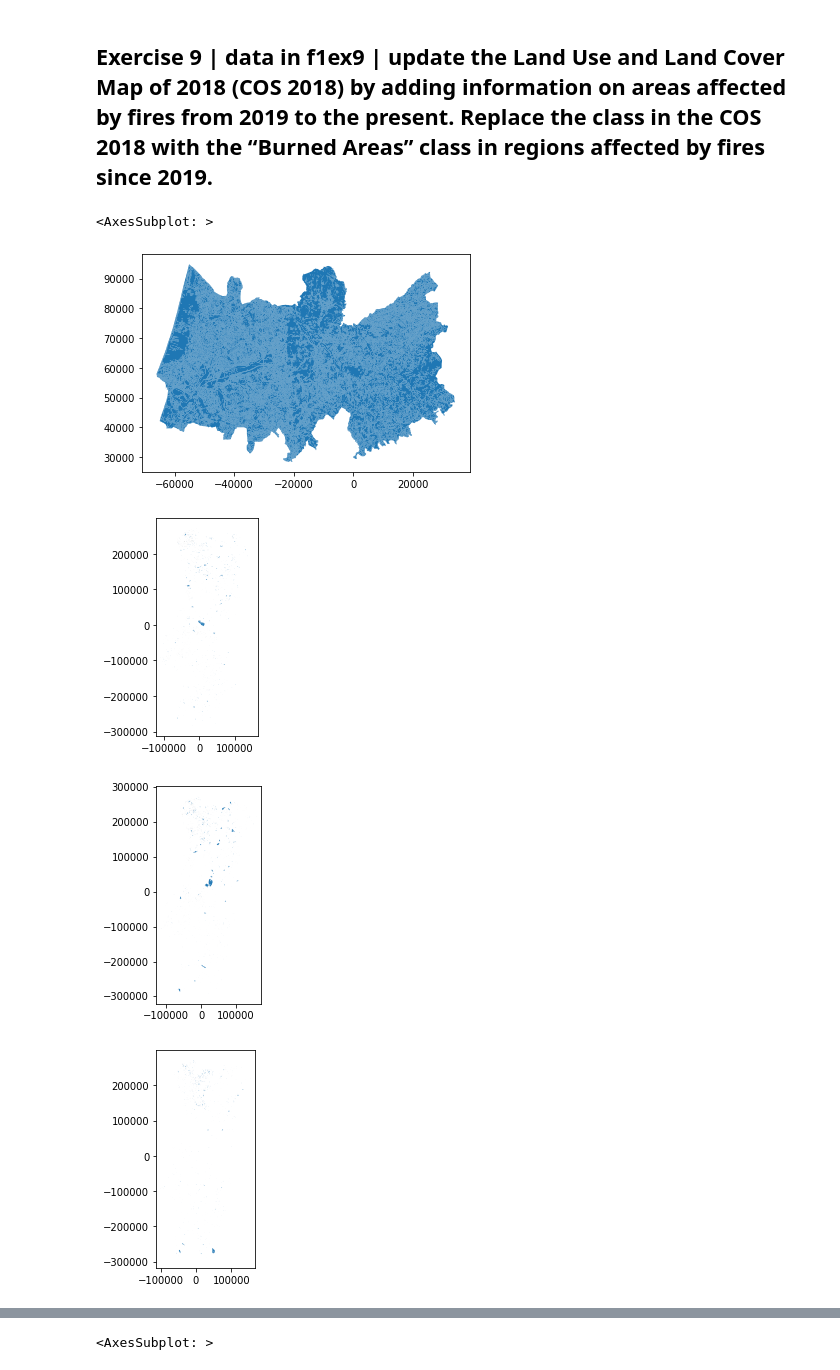
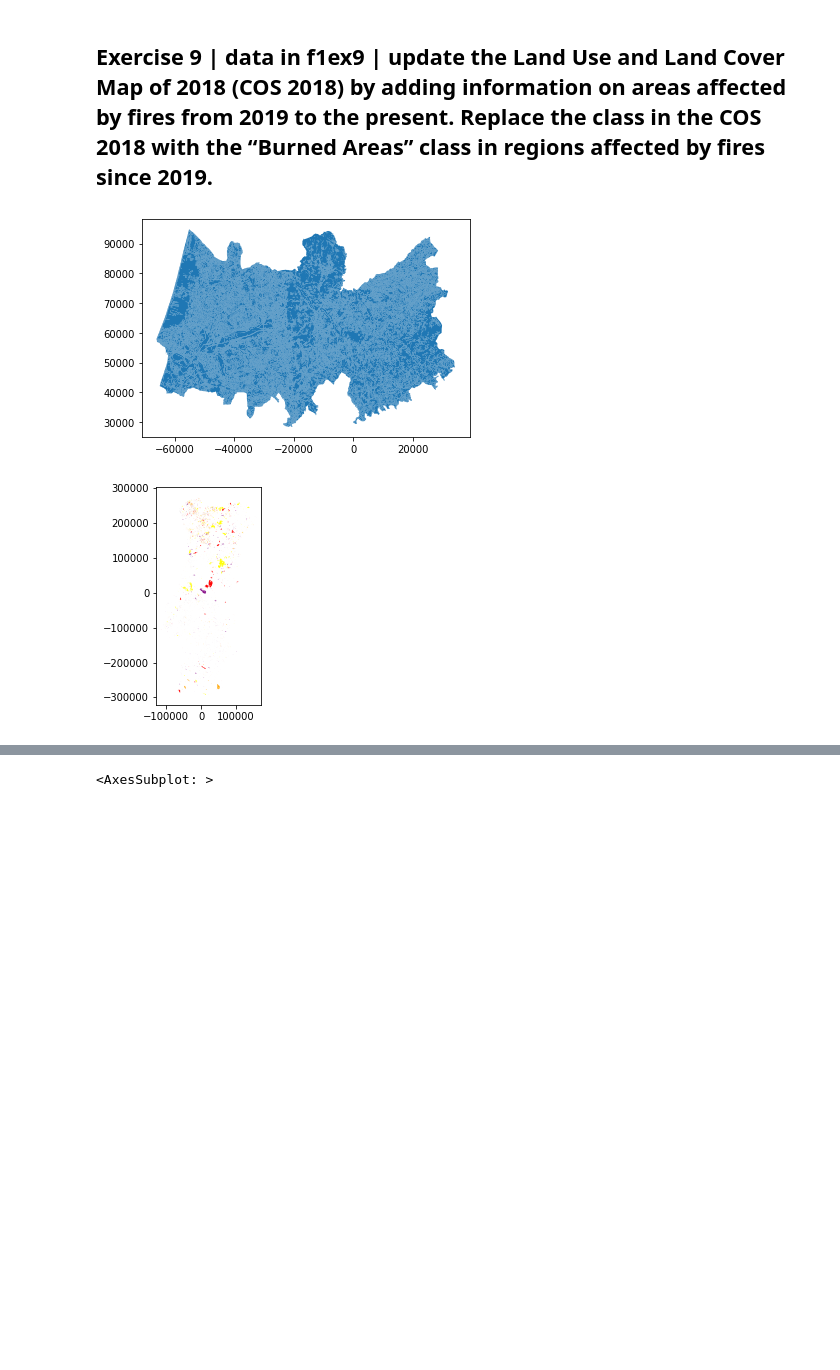
Before and after one commit to MartaSolarz/Maps_and_GISWEB, a Jupyter notebook: fichaexercicios1/solves.ipynb, the cells around one changed output, grey strips where cells are left out. Drawn from its saved outputs; the diff is of its cells as text; code cells hidden in the pictures; blank space fills up the shorter version.

```diff
--- a/fichaexercicios1/solves.ipynb
+++ b/fichaexercicios1/solves.ipynb
@@ -567,17 +539,16 @@ Name: percentage, dtype: float64
 # %%
 cos2018 = gpd.read_file('f1ex9/cos2018.shp')
 aa19 = gpd.read_file('f1ex9/aa_2019.shp')
 aa20 = gpd.read_file('f1ex9/aa_2020.shp')
 aa21 = gpd.read_file('f1ex9/aa_2021.shp')
 aa22 = gpd.read_file('f1ex9/ardida_2022.shp')
 cos2018.plot()
-aa19.plot()
-aa20.plot()
-aa21.plot()
-aa22.plot()
+
+ax = aa19.plot(color='purple')
+aa20.plot(ax=ax, color='red')
+aa21.plot(ax=ax, color='orange')
+aa22.plot(ax=ax, color='yellow')
+plt.show()
 # %% [output]
-<AxesSubplot: >
 [figure]
-[figure, old version]
+[figure, new version]
-[figure, removed]
-[figure, removed]
```
Also changed, not shown: parts of 18 cells of this notebook.
